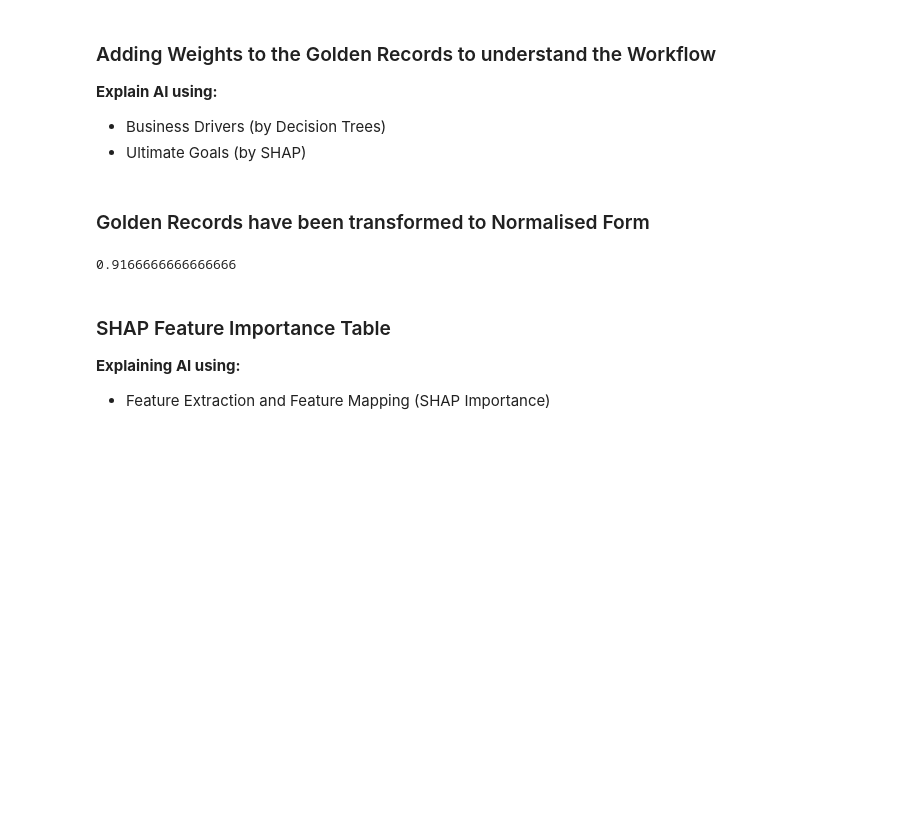
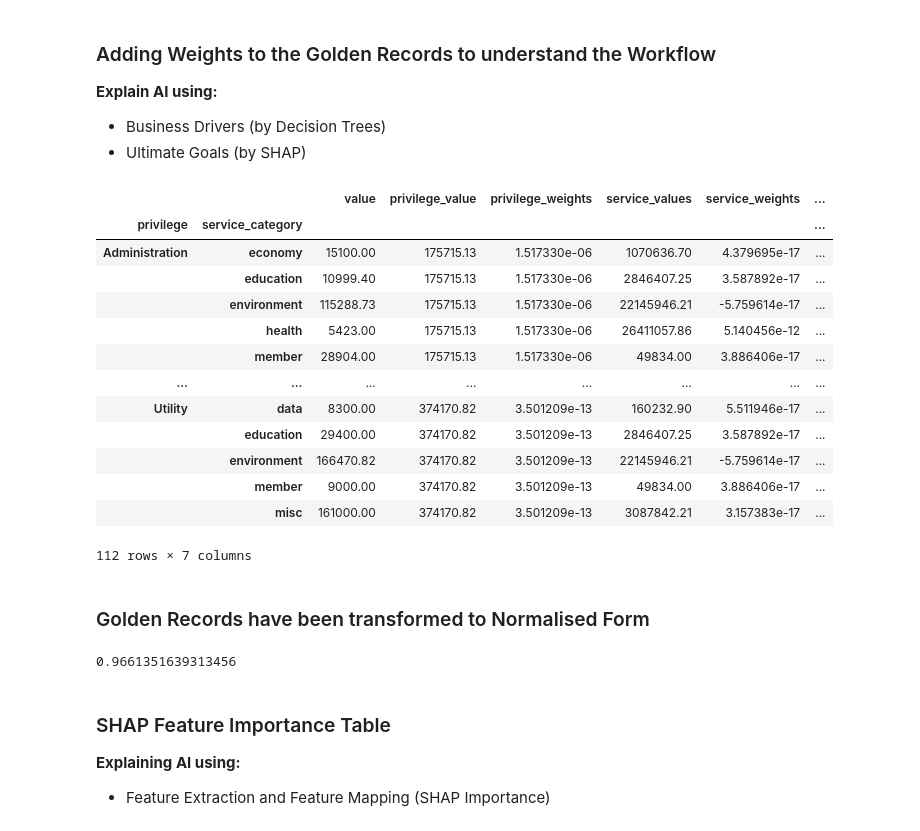
Before and after one commit to Journal-AI/privilege-networks, a Jupyter notebook: Privilege-Networks.ipynb, the cells around one changed output. Cells and saved outputs as stored; diff of their text form; code cells hidden in the pictures; blank space fills up the shorter version.

Commit message:
privilege networks used gradient boosting regressor

```diff
--- a/Privilege-Networks.ipynb
+++ b/Privilege-Networks.ipynb
@@ -46,5 +55,11 @@ rochdale_borough_data.head()
 # %%
-input_data = pendle_borough_data.loc[:, ['privilege', 'service_category', 'value']]
+input_data_pendle = pendle_borough_data.loc[:, ['privilege', 'service_category', 'value']]
+input_data_rochdale = rochdale_borough_data.loc[:, ['privilege', 'service_category', 'total_value']]
+input_data_stockport = stockport_metropolitan_borough_data.loc[:, ['privilege', 'service_category', 'po_value']]
+input_data_rochdale.columns.values[2] = 'value'
+input_data_stockport.columns.values[2] = 'value'
+input_data = input_data_pendle.append(input_data_rochdale, ignore_index=True).append(input_data_stockport, ignore_index=True)
+input_data = input_data.groupby(by=['privilege', 'service_category']).sum()
 privilege_data = input_data.groupby(by=['privilege']).sum()
 service_data = input_data.groupby(by=['service_category']).sum()
 # %% [markdown]
@@ -130,3 +162,0 @@ s.value, p.value
-# %%
-input_data = rochdale_borough_data.loc[:, ['privilege', 'service_category', 'total_value']]
-input_data.groupby(by=['privilege', 'service_category']).sum()
@@ -155,23 +170,42 @@ input_data.groupby(by=['privilege', 'service_category']).sum()
 # %%
 privilege_data['privilege_weights'] = p.value
 service_data['service_weights'] = s.value
 privilege_data.columns.values[0] = 'privilege_value'
 service_data.columns.values[0] = 'service_values'
-input_data_new = input_data.join(privilege_data, on='privilege', how='inner')
-input_data_new = input_data_new.join(service_data, on='service_category', how='inner')
+input_data_new = input_data.join(privilege_data, on='privilege', how='left')
+input_data_new = input_data_new.join(service_data, on='service_category', how='left')
+y = np.array(input_data_new.index.values.tolist())
+input_data_new['privilege'] = y[:,0]
+input_data_new['service_category'] = y[:,1]
+input_data_new
+# %% [output]
+|  |  | value | privilege_value | privilege_weights | service_values | service_weights | ... |
+| privilege | service_category |  |  |  |  |  | ... |
+| Administration | economy | 15100.00 | 175715.13 | 1.517330e-06 | 1070636.70 | 4.379695e-17 | ... |
+|  | education | 10999.40 | 175715.13 | 1.517330e-06 | 2846407.25 | 3.587892e-17 | ... |
+|  | environment | 115288.73 | 175715.13 | 1.517330e-06 | 22145946.21 | -5.759614e-17 | ... |
+|  | health | 5423.00 | 175715.13 | 1.517330e-06 | 26411057.86 | 5.140456e-12 | ... |
+|  | member | 28904.00 | 175715.13 | 1.517330e-06 | 49834.00 | 3.886406e-17 | ... |
+| ... | ... | ... | ... | ... | ... | ... | ... |
+| Utility | data | 8300.00 | 374170.82 | 3.501209e-13 | 160232.90 | 5.511946e-17 | ... |
+|  | education | 29400.00 | 374170.82 | 3.501209e-13 | 2846407.25 | 3.587892e-17 | ... |
+|  | environment | 166470.82 | 374170.82 | 3.501209e-13 | 22145946.21 | -5.759614e-17 | ... |
+|  | member | 9000.00 | 374170.82 | 3.501209e-13 | 49834.00 | 3.886406e-17 | ... |
+|  | misc | 161000.00 | 374170.82 | 3.501209e-13 | 3087842.21 | 3.157383e-17 | ... |
+112 rows × 7 columns
 # %% [markdown]
 ### Golden Records have been transformed to Normalised Form
 # %%
 X = pd.get_dummies(input_data_new.drop(columns=['privilege', 'service_category']))
 y = input_data_new.loc[:, ['privilege', 'service_category']]
 y['category'] = y['privilege'] + "_" + y['service_category']
-y.drop(inplace=True, columns=['privilege', 'service_category'])
-X_train, X_test, y_train, y_test = train_test_split(X, y, test_size=0.2, random_state=24)
-rftree = DecisionTreeClassifier(random_state=42)
-rftree.fit(X_train, y_train.iloc[:,0].values.flatten())
-rftree.score(X_test, y_test.iloc[:,0].values.flatten())
+y.drop(columns=['privilege', 'service_category'], inplace=True)
+X_train, X_test, y_train, y_test = train_test_split(X, np.arange(0,len(y),1), test_size=0.2)
+rftree = sklearn.ensemble.GradientBoostingRegressor(loss='huber', alpha=0.99, learning_rate=0.3, n_estimators=50)
+rftree.fit(X_train, y_train)
+rftree.score(X_test, y_test)
 # %% [output]
-0.9166666666666666
+0.9661351639313456
 # %% [markdown]
 ### SHAP Feature Importance Table
 
```
Also changed, not shown: parts of 8 cells of this notebook, 2 other files.
